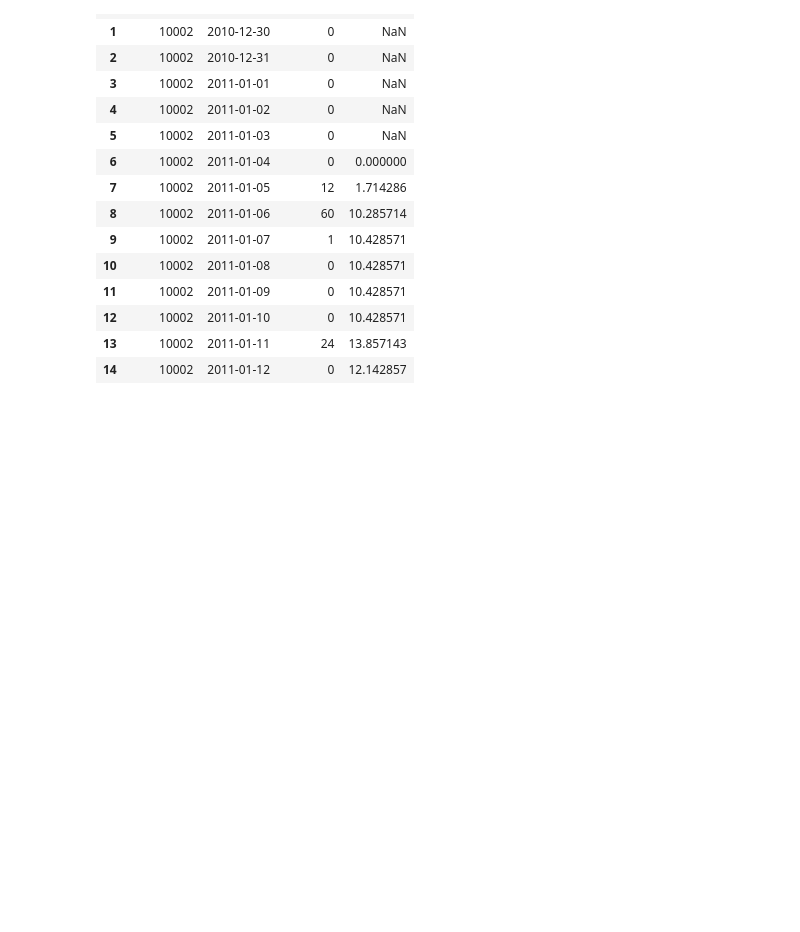
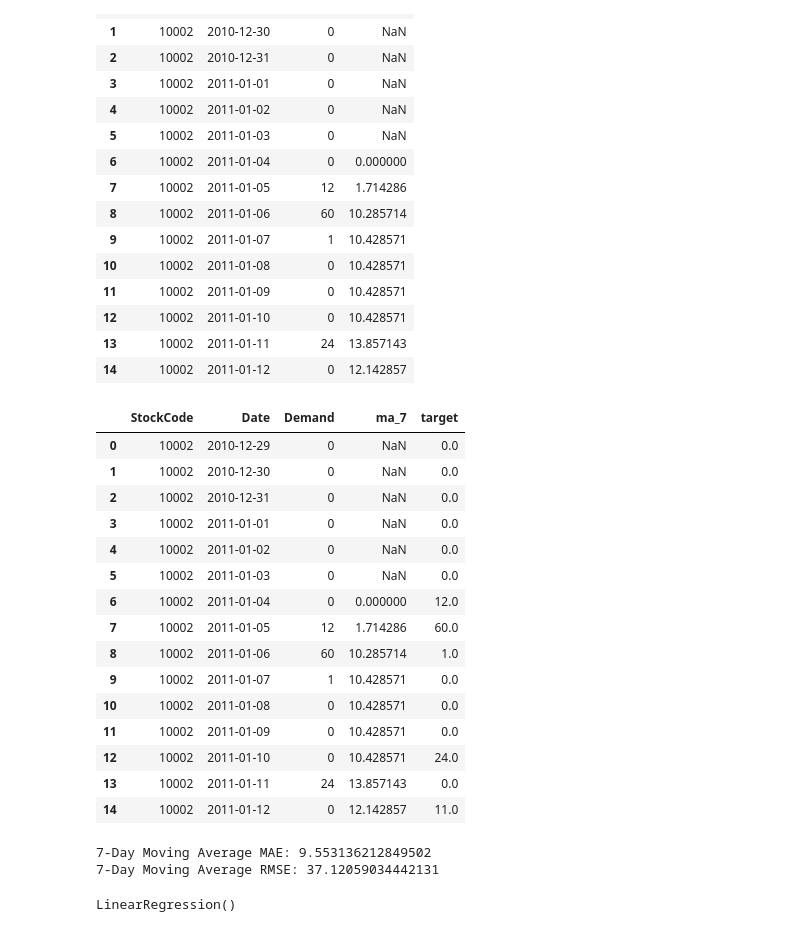
Before and after one commit to rajdeep-senapati/stocksense, a Jupyter notebook: notebooks/02_demand_forecasting.ipynb, the cells around one changed output. Cells and saved outputs as stored; diff of their text form; code cells hidden in the pictures; blank space fills up the shorter version.

Commit message:
Evaluated baseline

```diff
--- a/notebooks/02_demand_forecasting.ipynb
+++ b/notebooks/02_demand_forecasting.ipynb
@@ -86,3 +86,22 @@ baseline_data[["StockCode", "Date", "Demand", "ma_7"]].head(15)
 | 12 | 10002 | 2011-01-10 | 0 | 10.428571 |
 | 13 | 10002 | 2011-01-11 | 24 | 13.857143 |
 | 14 | 10002 | 2011-01-12 | 0 | 12.142857 |
+# %%
+baseline_data[["StockCode", "Date", "Demand", "ma_7", "target"]].head(15)
+# %% [output]
+|  | StockCode | Date | Demand | ma_7 | target |
+| 0 | 10002 | 2010-12-29 | 0 | NaN | 0.0 |
+| 1 | 10002 | 2010-12-30 | 0 | NaN | 0.0 |
+| 2 | 10002 | 2010-12-31 | 0 | NaN | 0.0 |
+| 3 | 10002 | 2011-01-01 | 0 | NaN | 0.0 |
+| 4 | 10002 | 2011-01-02 | 0 | NaN | 0.0 |
+| 5 | 10002 | 2011-01-03 | 0 | NaN | 0.0 |
+| 6 | 10002 | 2011-01-04 | 0 | 0.000000 | 12.0 |
+| 7 | 10002 | 2011-01-05 | 12 | 1.714286 | 60.0 |
+| 8 | 10002 | 2011-01-06 | 60 | 10.285714 | 1.0 |
+| 9 | 10002 | 2011-01-07 | 1 | 10.428571 | 0.0 |
+| 10 | 10002 | 2011-01-08 | 0 | 10.428571 | 0.0 |
+| 11 | 10002 | 2011-01-09 | 0 | 10.428571 | 0.0 |
+| 12 | 10002 | 2011-01-10 | 0 | 10.428571 | 24.0 |
+| 13 | 10002 | 2011-01-11 | 24 | 13.857143 | 0.0 |
+| 14 | 10002 | 2011-01-12 | 0 | 12.142857 | 11.0 |
@@ -88,0 +114,12 @@ baseline_data[["StockCode", "Date", "Demand", "ma_7"]].head(15)
+# %%
+from sklearn.metrics import mean_absolute_error, mean_squared_error
+
+mae_ma7 = mean_absolute_error(validation_ma["target"], validation_ma["ma_7"])
+
+rmse_ma7 = mean_squared_error(validation_ma["target"], validation_ma["ma_7"]) ** 0.5
+
+print("7-Day Moving Average MAE:", mae_ma7)
+print("7-Day Moving Average RMSE:", rmse_ma7)
+# %% [output]
+7-Day Moving Average MAE: 9.553136212849502
+7-Day Moving Average RMSE: 37.12059034442131
@@ -88,0 +148,6 @@ baseline_data[["StockCode", "Date", "Demand", "ma_7"]].head(15)
+# %%
+linear_model = LinearRegression()
+
+linear_model.fit(X_train, y_train)
+# %% [output]
+LinearRegression()
```
Also changed, not shown: parts of 20 cells of this notebook, 1 other file.
